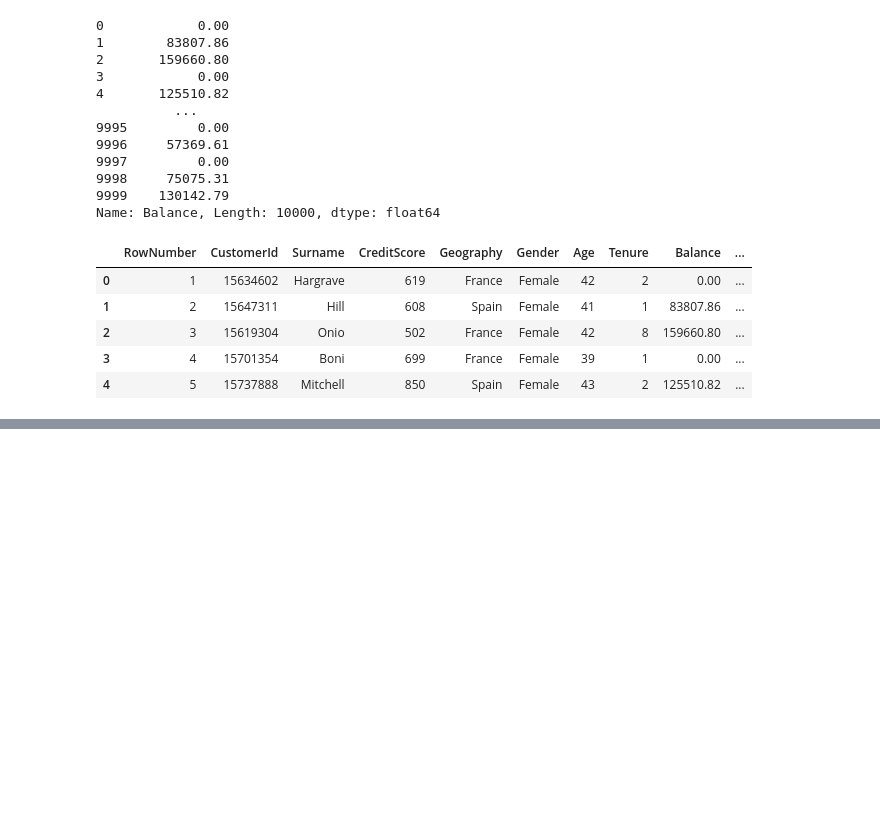
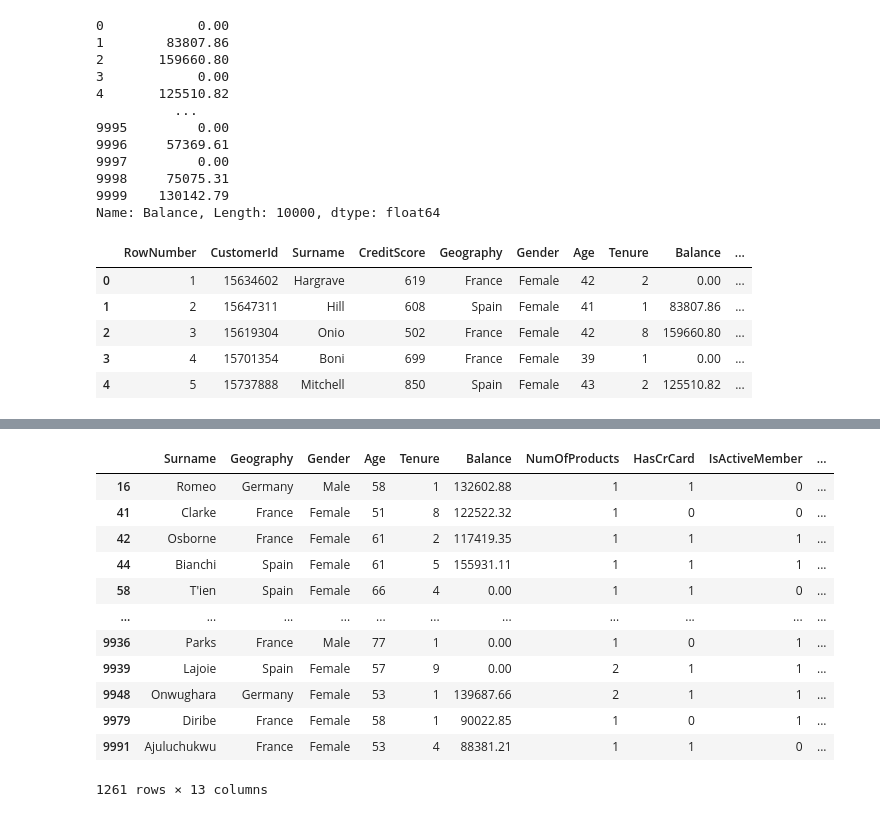
Before and after one commit to Arnab-apk/Gen_AI, a Jupyter notebook: pandas.ipynb, the cells around one changed output, grey strips where cells are left out. Drawn from its saved outputs; the diff is of its cells as text; code cells hidden in the pictures; blank space fills up the shorter version.

```diff
--- a/pandas.ipynb
+++ b/pandas.ipynb
@@ -174,0 +199,4 @@ NameError: name 'df' is not defined
+# %%
+#seperating  the rows which have age greateer than 50
+new_df=df[df.Age>50]
+len(new_df)
@@ -174,0 +225,3 @@ NameError: name 'df' is not defined
+# %%
+#removing columns
+new_df.pop('RowNumber')
@@ -174,0 +250,2 @@ NameError: name 'df' is not defined
+# %%
+new_df.pop('CustomerId')
@@ -174,0 +274,17 @@ NameError: name 'df' is not defined
+# %%
+new_df_rem_cred=new_df.drop('CreditScore',axis=1)
+new_df_rem_cred
+# %% [output]
+|  | Surname | Geography | Gender | Age | Tenure | Balance | NumOfProducts | HasCrCard | IsActiveMember | ... |
+| 16 | Romeo | Germany | Male | 58 | 1 | 132602.88 | 1 | 1 | 0 | ... |
+| 41 | Clarke | France | Female | 51 | 8 | 122522.32 | 1 | 0 | 0 | ... |
+| 42 | Osborne | France | Female | 61 | 2 | 117419.35 | 1 | 1 | 1 | ... |
+| 44 | Bianchi | Spain | Female | 61 | 5 | 155931.11 | 1 | 1 | 1 | ... |
+| 58 | T'ien | Spain | Female | 66 | 4 | 0.00 | 1 | 1 | 0 | ... |
+| ... | ... | ... | ... | ... | ... | ... | ... | ... | ... | ... |
+| 9936 | Parks | France | Male | 77 | 1 | 0.00 | 1 | 0 | 1 | ... |
+| 9939 | Lajoie | Spain | Female | 57 | 9 | 0.00 | 2 | 1 | 1 | ... |
+| 9948 | Onwughara | Germany | Female | 53 | 1 | 139687.66 | 2 | 1 | 1 | ... |
+| 9979 | Diribe | France | Female | 58 | 1 | 90022.85 | 1 | 0 | 1 | ... |
+| 9991 | Ajuluchukwu | France | Female | 53 | 4 | 88381.21 | 1 | 1 | 0 | ... |
+1261 rows × 13 columns
```
Also changed, not shown: parts of 15 cells of this notebook.
